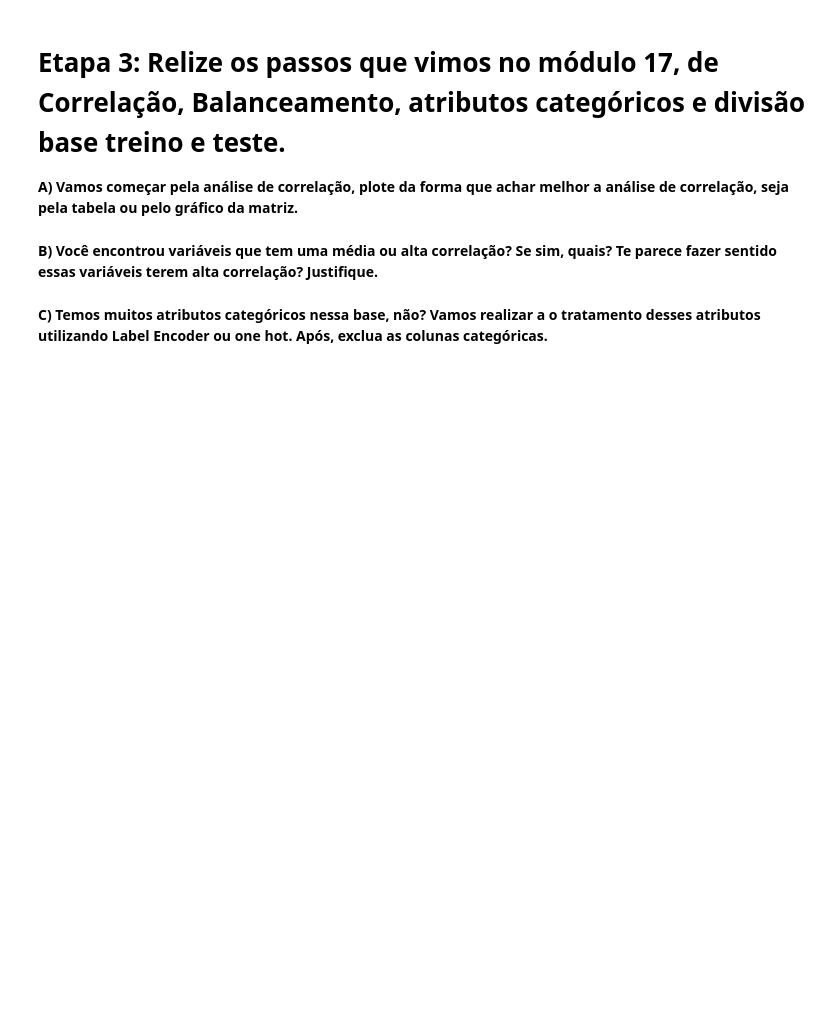
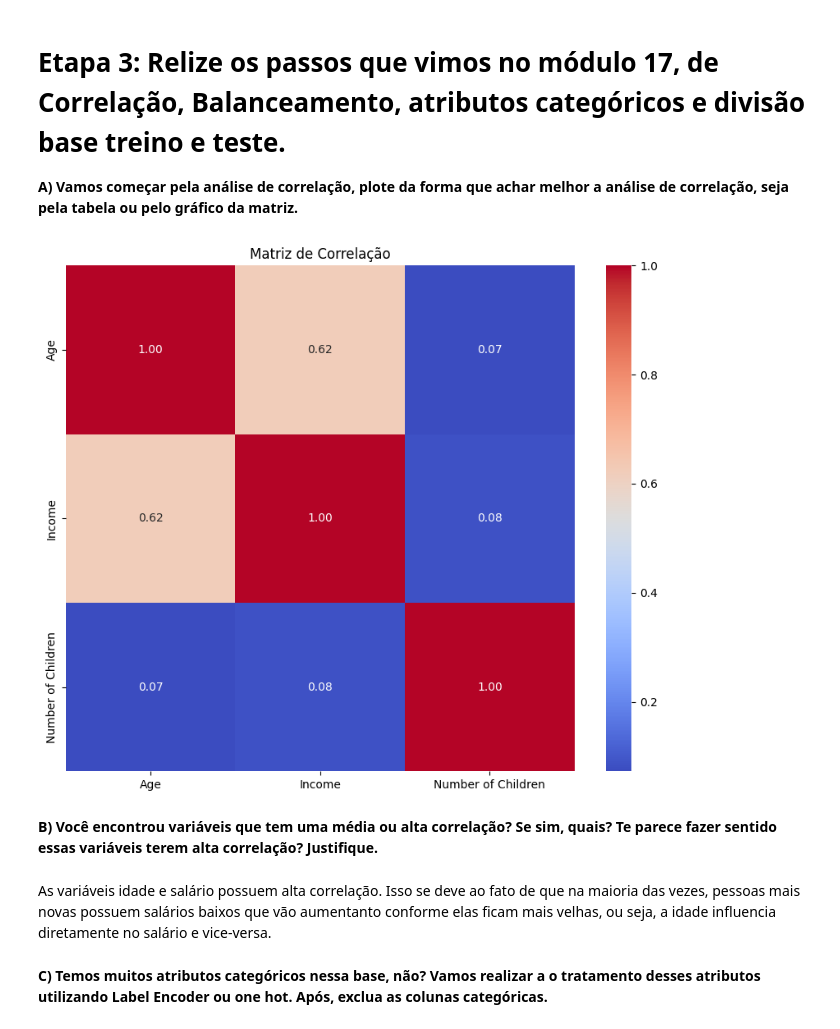
Before and after one commit to TierryW/Ciencia_de_Dados, a Jupyter notebook: Pre_Modelagem_3/Profissao Cientista de Dados M17 Projeto.ipynb, the cells around one changed output. Drawn from its saved outputs; the diff is of its cells as text; code cells hidden in the pictures; blank space fills up the shorter version.

```diff
--- a/Pre_Modelagem_3/Profissao Cientista de Dados M17 Projeto.ipynb
+++ b/Pre_Modelagem_3/Profissao Cientista de Dados M17 Projeto.ipynb
@@ -400,2 +398,11 @@ Observa-se no gráfico que homens tem mediana salarial maior que as mulheres com
+# %%
+correlation_matrix = df.select_dtypes(include=['number']).corr()
+
+plt.figure(figsize=(10, 8))
+sns.heatmap(correlation_matrix, annot=True, cmap='coolwarm', fmt=".2f", annot_kws={"size": 10})
+plt.title('Matriz de Correlação')
+plt.show()
+# %% [output]
+[figure, added]
 # %% [markdown]
 **B) Você encontrou variáveis que tem uma média ou alta correlação? Se sim, quais? Te parece fazer sentido essas variáveis terem alta correlação? Justifique.**
@@ -404,3 +409,5 @@ Observa-se no gráfico que homens tem mediana salarial maior que as mulheres com
+# %% [markdown]
+As variáveis idade e salário possuem alta correlação. Isso se deve ao fato de que na maioria das vezes, pessoas mais novas possuem salários baixos que vão aumentanto conforme elas ficam mais velhas, ou seja, a idade influencia diretamente no salário e vice-versa.
 # %% [markdown]
 **C) Temos muitos atributos categóricos nessa base, não? Vamos realizar a o tratamento desses atributos utilizando Label Encoder ou one hot. Após, exclua as colunas categóricas.**
 # %%
```
Also changed, not shown: parts of 3 cells of this notebook.
